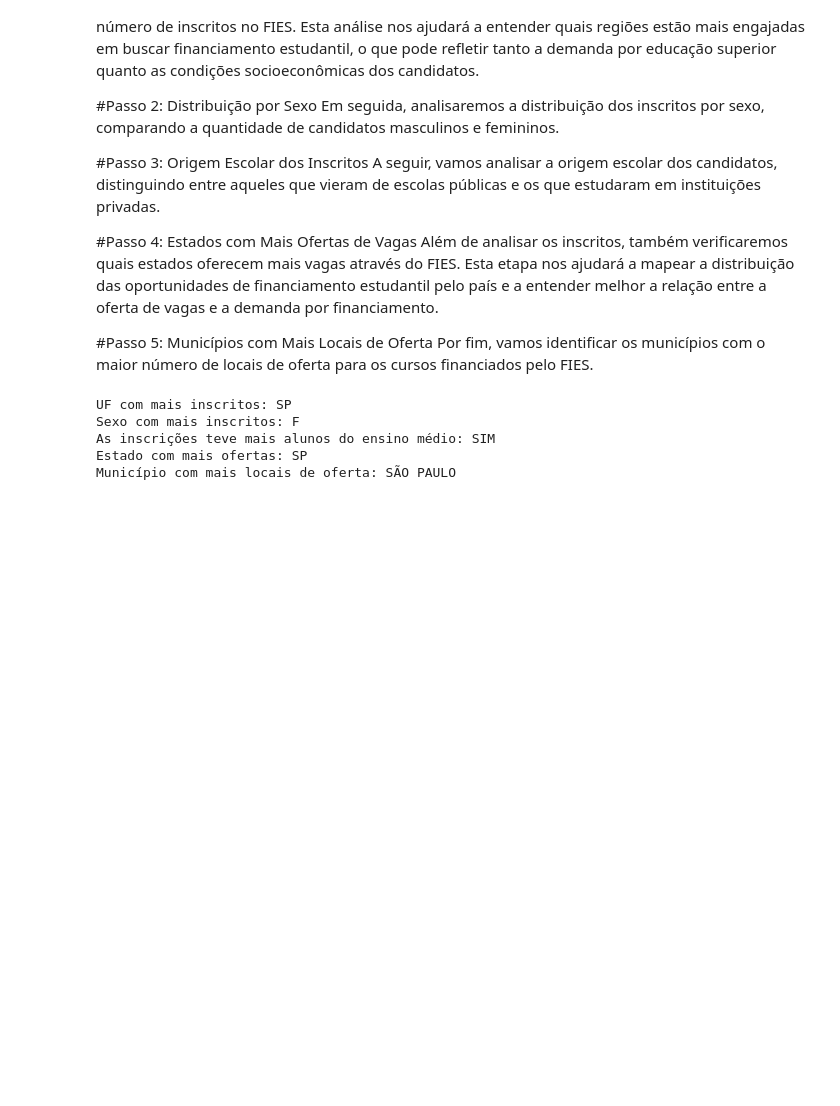
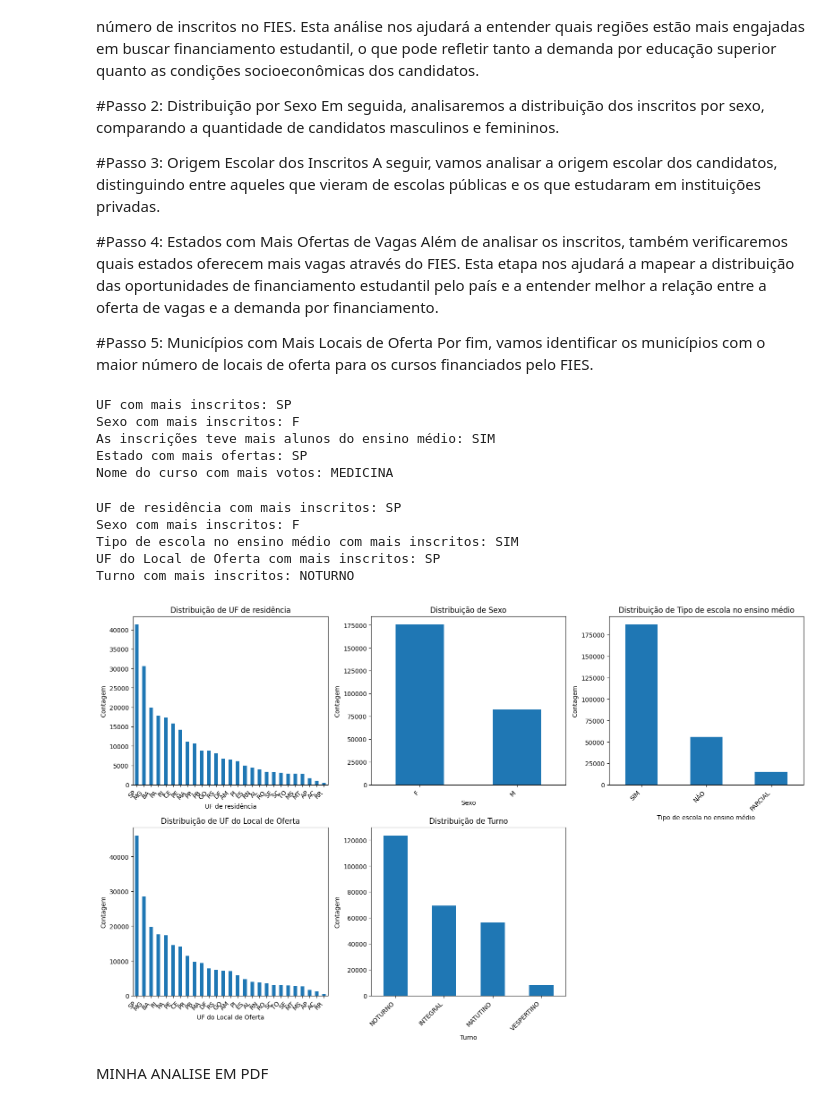
Before and after one commit to silvatonyy/Projeto-Python, a Jupyter notebook: Parada 49/analise.ipynb, the cells around one changed output. Cells and saved outputs as stored; diff of their text form; code cells hidden in the pictures; blank space fills up the shorter version.

```diff
--- a/Parada 49/analise.ipynb
+++ b/Parada 49/analise.ipynb
@@ -35,11 +35,58 @@ print("As inscrições teve mais alunos do ensino médio:", tipo_escola_counts.i
 uf_oferta_counts = data['UF do Local de Oferta'].value_counts()
 print("Estado com mais ofertas:", uf_oferta_counts.idxmax())
 
-municipio_oferta_counts = data['Munícipio do Local de Oferta'].value_counts()
-print("Município com mais locais de oferta:", municipio_oferta_counts.idxmax())
+nome_curso_counts = data['Nome do curso'].value_counts()
+print("Nome do curso com mais votos:", nome_curso_counts.idxmax())
 # %% [output]
 UF com mais inscritos: SP
 Sexo com mais inscritos: F
 As inscrições teve mais alunos do ensino médio: SIM
 Estado com mais ofertas: SP
-Município com mais locais de oferta: SÃO PAULO
+Nome do curso com mais votos: MEDICINA
+# %%
+import pandas as pd
+import matplotlib.pyplot as plt
+
+file_path = 'relatorio_inscricao_dados_abertos_fies_12021.csv'
+df = pd.read_csv(file_path, sep=';', encoding='latin1')
+
+colunas_selecionadas = [
+    'UF de residência', 'Sexo',
+    'Tipo de escola no ensino médio',
+    'UF do Local de Oferta',
+    'Turno'
+]
+df_filtered = df[colunas_selecionadas]
+
+uf_residencia_mais_inscritos = df_filtered['UF de residência'].value_counts().idxmax()
+sexo_mais_inscritos = df_filtered['Sexo'].value_counts().idxmax()
+tipo_escola_mais_inscritos = df_filtered['Tipo de escola no ensino médio'].value_counts().idxmax()
+uf_local_oferta_mais_inscritos = df_filtered['UF do Local de Oferta'].value_counts().idxmax()
+turno_com_mais_escolha = df_filtered['Turno'].value_counts().idxmax()
+
+print(f"UF de residência com mais inscritos: {uf_residencia_mais_inscritos}")
+print(f"Sexo com mais inscritos: {sexo_mais_inscritos}")
+print(f"Tipo de escola no ensino médio com mais inscritos: {tipo_escola_mais_inscritos}")
+print(f"UF do Local de Oferta com mais inscritos: {uf_local_oferta_mais_inscritos}")
+print(f"Turno com mais inscritos: {turno_com_mais_escolha}")
+
+plt.figure(figsize=(16, 10))
+
+for i, column in enumerate(colunas_selecionadas, 1):
+     plt.subplot(2, 3, i)
+     df_filtered[column].value_counts().plot(kind='bar')
+     plt.title(f'Distribuição de {column}')
+     plt.ylabel('Contagem')
+     plt.xticks(rotation=45, ha='right')
+
+plt.tight_layout()
+plt.show()
+# %% [output]
+UF de residência com mais inscritos: SP
+Sexo com mais inscritos: F
+Tipo de escola no ensino médio com mais inscritos: SIM
+UF do Local de Oferta com mais inscritos: SP
+Turno com mais inscritos: NOTURNO
+[figure, added]
+# %% [markdown]
+MINHA ANALISE EM PDF
```
Also changed, not shown: parts of 1 cell of this notebook, 1 other file.
